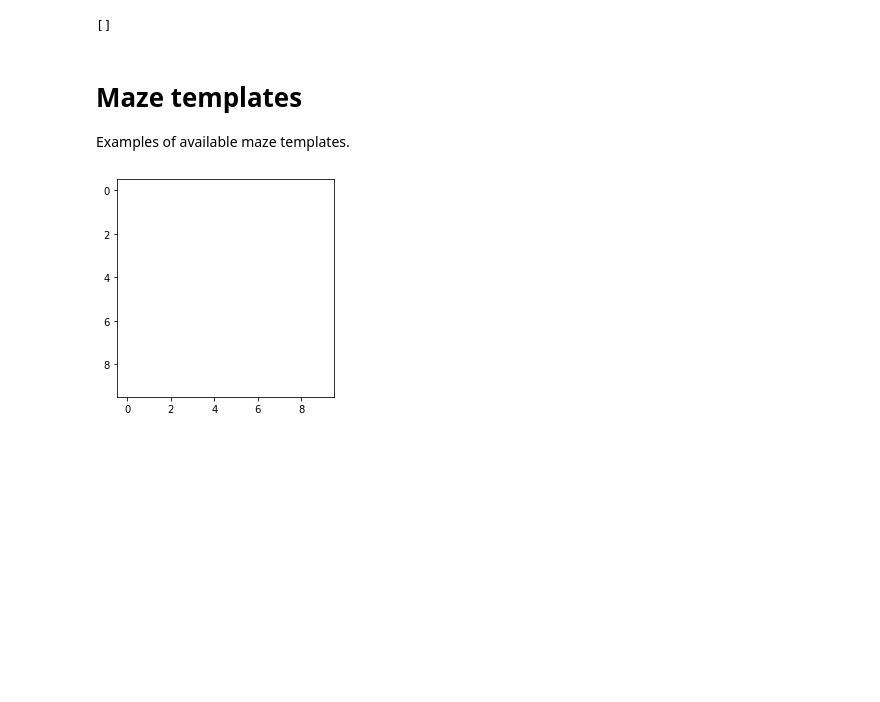
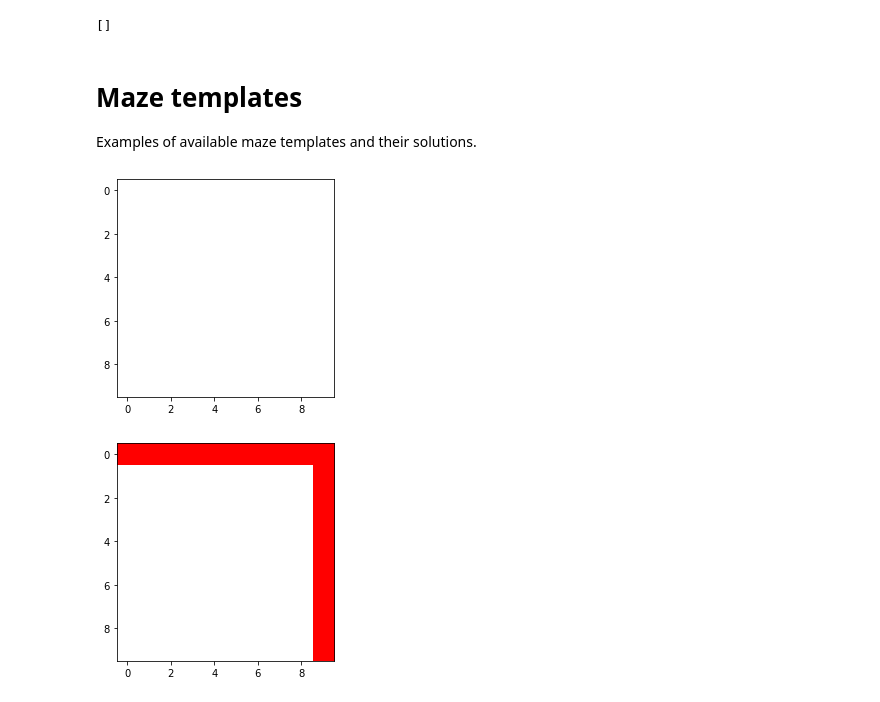
Before and after one commit to TAB0048/vvp-project, a Jupyter notebook: examples.ipynb, the cells around one changed output. Saved outputs shown, nothing was run; the diff lists cells and outputs as text; code cells hidden in the pictures; blank space fills up the shorter version.

Commit message:
Update examples

```diff
--- a/examples.ipynb
+++ b/examples.ipynb
@@ -168,12 +168,14 @@ print(path6)
 []
 # %% [markdown]
 # Maze templates
-Examples of available maze templates.
+Examples of available maze templates and their solutions.
 # %%
 empty_maze = MazeTemplate.empty(10)
 empty_maze.draw_maze()
+empty_maze.draw_maze_path()
 # %% [output]
 [figure]
+[figure, added]
 # %%
 slalom_maze = MazeTemplate.slalom(50)
 slalom_maze.draw_maze()
```
Also changed, not shown: parts of 11 cells of this notebook, 1 other file.
